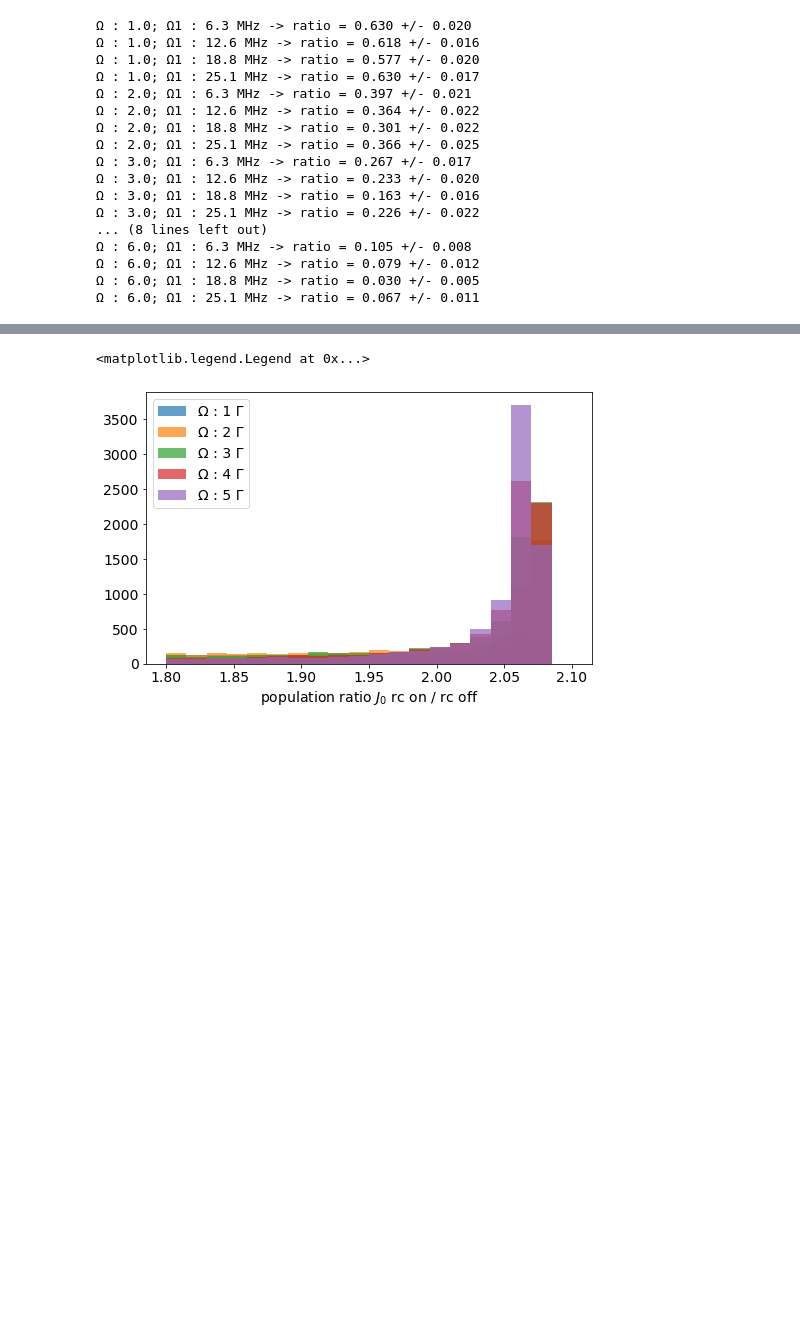
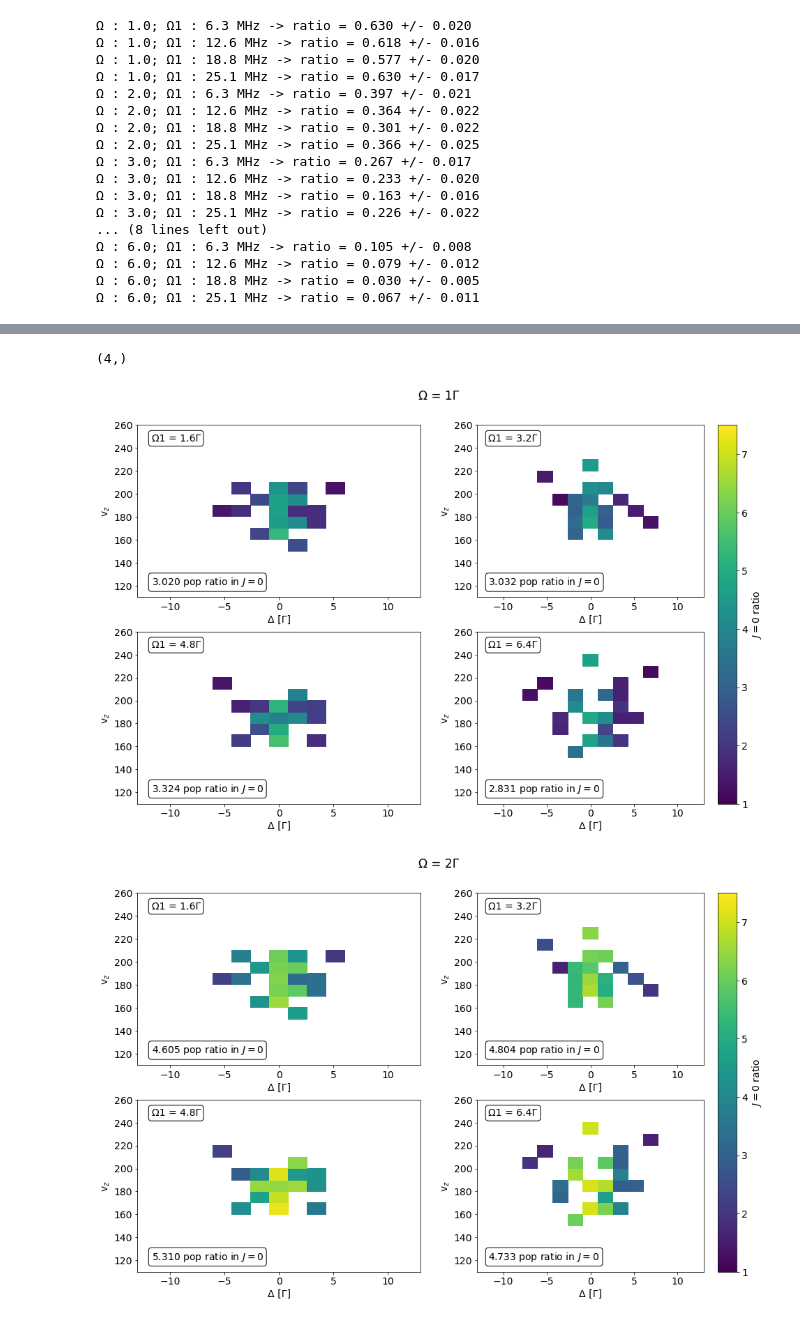
Before and after one commit to ograsdijk/optical-bloch, a Jupyter notebook: with microwaves/Multipassed with 2D intensity and apertures 2020_10_28 enlarged beam with J1J2.ipynb, the cells around one changed output, grey strips where cells are left out. Drawn from its saved outputs; the diff is of its cells as text; code cells hidden in the pictures; blank space fills up the shorter version.

```diff
--- a/with microwaves/Multipassed with 2D intensity and apertures 2020_10_28 enlarged beam with J1J2.ipynb
+++ b/with microwaves/Multipassed with 2D intensity and apertures 2020_10_28 enlarged beam with J1J2.ipynb
@@ -923,8 +814,0 @@ for idx, (Ω_factor, Δ_factor, vz_factor, vy_factor, y0_factor, *pops) in tqdm(
-# %%
-P0_ini = np.diag(ρ_ini[:4,:4]).sum().real
-
-for Ω_factor in np.unique(results_array_J0[:,0]):
-    m = results_array_J0[:,0] == Ω_factor
-    mean_population = np.mean(results_array_J0[m][:,-1])/P0_ini
-    mean_err_population = np.std(results_array_J0[m][:,-1]/P0_ini)/np.sqrt(trajectories)
-    print(f'Ω : {Ω_factor:.1f} -> ratio = {mean_population:.3f} +/- {mean_err_population:.3f}')
@@ -963,15 +815,50 @@ for Ω_factor in np.unique(results_array_J0[:,0]):
-# %%
-bins = np.linspace(1.8,2.1,21)
-
-fig, ax = plt.subplots(figsize = (8,5))
-
-for Ω_factor in np.unique(results_array_J0[:,0])[:5]:
-    m = results_array_J0[:,0] == Ω_factor
-    dat = results_array_J0[m][:,-1]/P0_ini
-    ax.hist(dat, bins = bins, label = f'Ω : {Ω_factor:.0f} Γ', alpha = 0.7)
-    ax.set_xlabel('population ratio $J_0$ rc on / rc off')
-    set_fontsize(ax, 14)
-ax.legend(fontsize = 14)
-# %% [output]
-<matplotlib.legend.Legend at 0x...>
-[figure, removed]
+# %%
+np.unique(results_array_J0[:,1]).shape
+# %% [output]
+(4,)
+# %%
+xbins = np.linspace(-13, 13, 16)
+ybins = np.linspace(110, 260, 16)
+
+for Ω_factor in np.unique(results_array_J0[:,0]):
+    fig, axes = plt.subplots(nrows = 2, ncols = 2, figsize = (16,10))
+    fig.suptitle(f'Ω = {Ω_factor:.0f}Γ', fontsize = 17, y = 0.95)
+    axes = axes.flatten()
+    for idΩ1, Ω1_factor in enumerate(np.unique(results_array_J0[:,1])):
+        m = results_array_J0[:,0] == Ω_factor
+        m1 = results_array_J0[:,1] == Ω1_factor
+        m = m & m1
+
+        dat = results_array_J0[m]
+
+        x = dat[:,2]
+        y = dat[:,3]
+        z = dat[:,-1]
+        stat, x_edge, y_edge, bin_number = binned_statistic_2d(x,y,values = z, statistic = 'mean', bins = [xbins, ybins])
+        stat /= np.diag(ρ_ini)[:4].sum().real
+        X, Y = np.meshgrid(x_edge,y_edge)
+
+        ax = axes[idΩ1]
+        cs = ax.pcolormesh(X, Y, stat.T, vmin = 1, vmax = 7.5)
+
+        ax.set_xlabel('Δ [Γ]')
+        ax.set_ylabel(r'v$_z$')
+
+        props = dict(boxstyle='round', facecolor='white', alpha=1)
+        text = f"Ω1 = {Ω1_factor/Γ/np.abs(de_main):.1f}Γ"
+        ax.text(0.05, 0.95, text, transform = ax.transAxes, fontsize = 14, bbox = props,
+                va = 'top', ha = 'left')
+
+        props = dict(boxstyle='round', facecolor='white', alpha=1)
+        text = f"{z.mean()/P0_ini:.3f} pop ratio in $J=0$"
+        ax.text(0.05, 0.05, text, transform = ax.transAxes, fontsize = 14, bbox = props,
+                va = 'bottom', ha = 'left')
+
+        set_fontsize(ax, 14)
+
+    cbar = fig.colorbar(cs, ax = axes[[1,3]])
+    cbar.ax.set_ylabel(r"$J=0$ ratio")
+    set_fontsize(cbar.ax, 14)
+# %% [output]
+[figure, added]
+[figure, added]
```
Also changed, not shown: parts of 20 cells of this notebook, 3 other files.
